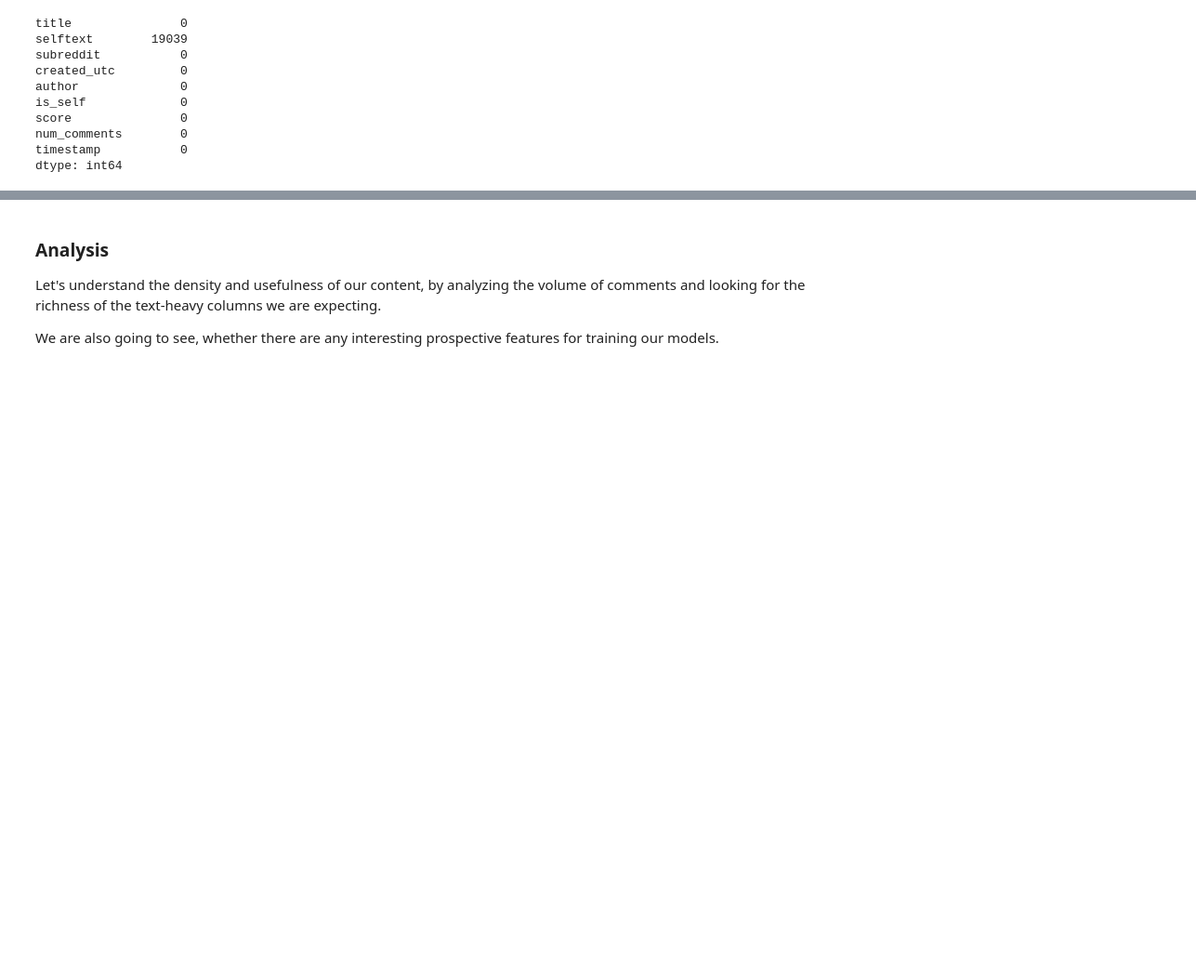
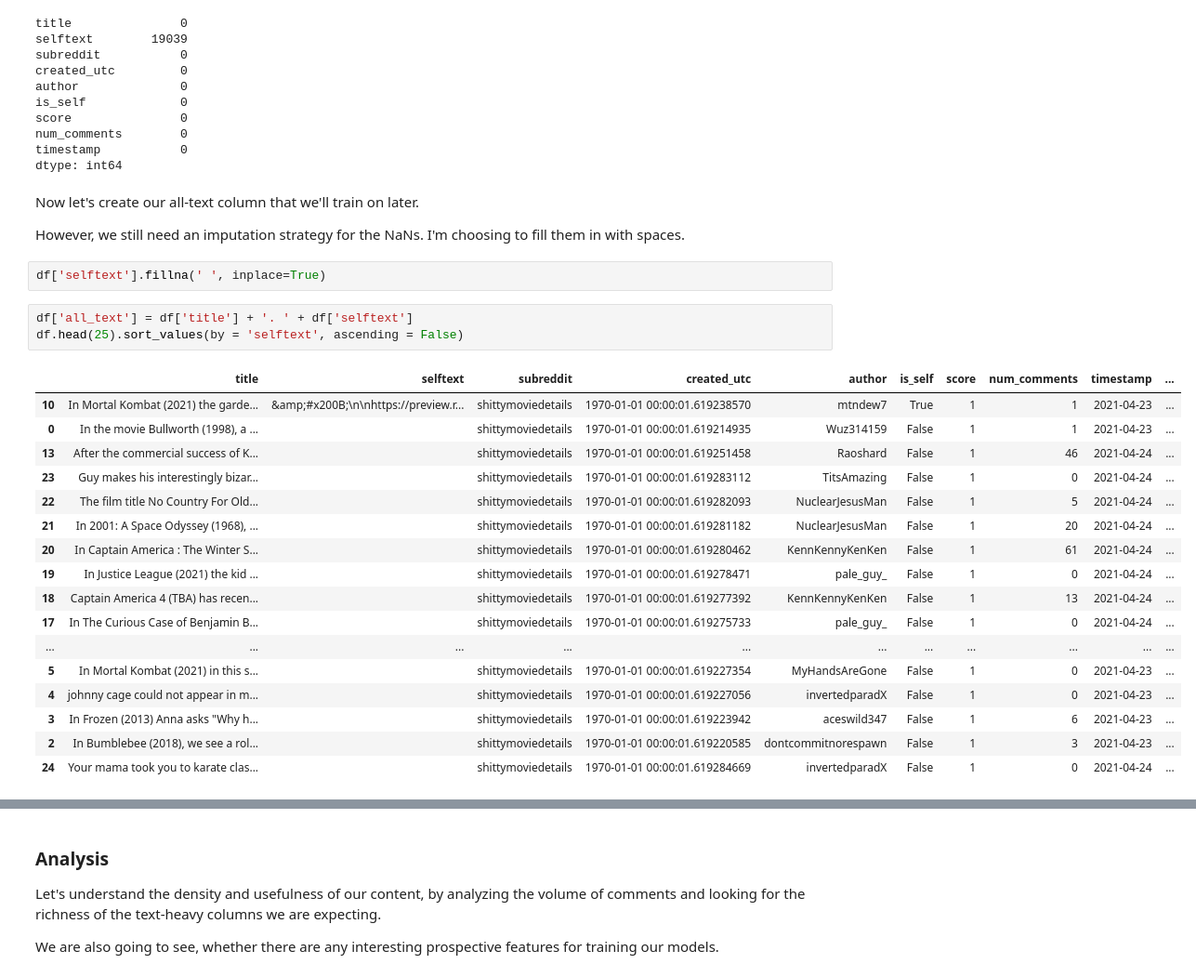
Before and after one commit to cotica/reddit_classifier, a Jupyter notebook: code/Project-3-Scraping-Subreddits-EDA.ipynb, the cells around one changed output, grey strips where cells are left out. Shown at 93% size. Cells and saved outputs as stored; diff of their text form; blank space fills up the shorter version.

Commit message:
impute with spaces?

```diff
--- a/code/Project-3-Scraping-Subreddits-EDA.ipynb
+++ b/code/Project-3-Scraping-Subreddits-EDA.ipynb
@@ -215,3 +216,30 @@ score               0
 num_comments        0
 timestamp           0
 dtype: int64
+# %% [markdown]
+Now let's create our all-text column that we'll train on later.
+
+However, we still need an imputation strategy for the NaNs. I'm choosing to fill them in with spaces.
+# %%
+df['selftext'].fillna(' ', inplace=True)
+# %%
+df['all_text'] = df['title'] + '. ' + df['selftext']
+df.head(25).sort_values(by = 'selftext', ascending = False)
+# %% [output]
+|  | title | selftext | subreddit | created_utc | author | is_self | score | num_comments | timestamp | ... |
+| 10 | In Mortal Kombat (2021) the garde... | &amp;#x200B;\n\nhttps://preview.r... | shittymoviedetails | 1970-01-01 00:00:01.619238570 | mtndew7 | True | 1 | 1 | 2021-04-23 | ... |
+| 0 | In the movie Bullworth (1998), a ... |  | shittymoviedetails | 1970-01-01 00:00:01.619214935 | Wuz314159 | False | 1 | 1 | 2021-04-23 | ... |
+| 13 | After the commercial success of K... |  | shittymoviedetails | 1970-01-01 00:00:01.619251458 | Raoshard | False | 1 | 46 | 2021-04-24 | ... |
+| 23 | Guy makes his interestingly bizar... |  | shittymoviedetails | 1970-01-01 00:00:01.619283112 | TitsAmazing | False | 1 | 0 | 2021-04-24 | ... |
+| 22 | The film title No Country For Old... |  | shittymoviedetails | 1970-01-01 00:00:01.619282093 | NuclearJesusMan | False | 1 | 5 | 2021-04-24 | ... |
+| 21 | In 2001: A Space Odyssey (1968), ... |  | shittymoviedetails | 1970-01-01 00:00:01.619281182 | NuclearJesusMan | False | 1 | 20 | 2021-04-24 | ... |
+| 20 | In Captain America : The Winter S... |  | shittymoviedetails | 1970-01-01 00:00:01.619280462 | KennKennyKenKen | False | 1 | 61 | 2021-04-24 | ... |
+| 19 | In Justice League (2021) the kid ... |  | shittymoviedetails | 1970-01-01 00:00:01.619278471 | pale_guy_ | False | 1 | 0 | 2021-04-24 | ... |
+| 18 | Captain America 4 (TBA) has recen... |  | shittymoviedetails | 1970-01-01 00:00:01.619277392 | KennKennyKenKen | False | 1 | 13 | 2021-04-24 | ... |
+| 17 | In The Curious Case of Benjamin B... |  | shittymoviedetails | 1970-01-01 00:00:01.619275733 | pale_guy_ | False | 1 | 0 | 2021-04-24 | ... |
+| ... | ... | ... | ... | ... | ... | ... | ... | ... | ... | ... |
+| 5 | In Mortal Kombat (2021) in this s... |  | shittymoviedetails | 1970-01-01 00:00:01.619227354 | MyHandsAreGone | False | 1 | 0 | 2021-04-23 | ... |
+| 4 | johnny cage could not appear in m... |  | shittymoviedetails | 1970-01-01 00:00:01.619227056 | invertedparadX | False | 1 | 0 | 2021-04-23 | ... |
+| 3 | In Frozen (2013) Anna asks "Why h... |  | shittymoviedetails | 1970-01-01 00:00:01.619223942 | aceswild347 | False | 1 | 6 | 2021-04-23 | ... |
+| 2 | In Bumblebee (2018), we see a rol... |  | shittymoviedetails | 1970-01-01 00:00:01.619220585 | dontcommitnorespawn | False | 1 | 3 | 2021-04-23 | ... |
+| 24 | Your mama took you to karate clas... |  | shittymoviedetails | 1970-01-01 00:00:01.619284669 | invertedparadX | False | 1 | 0 | 2021-04-24 | ... |
```
Also changed, not shown: parts of 12 cells of this notebook.
